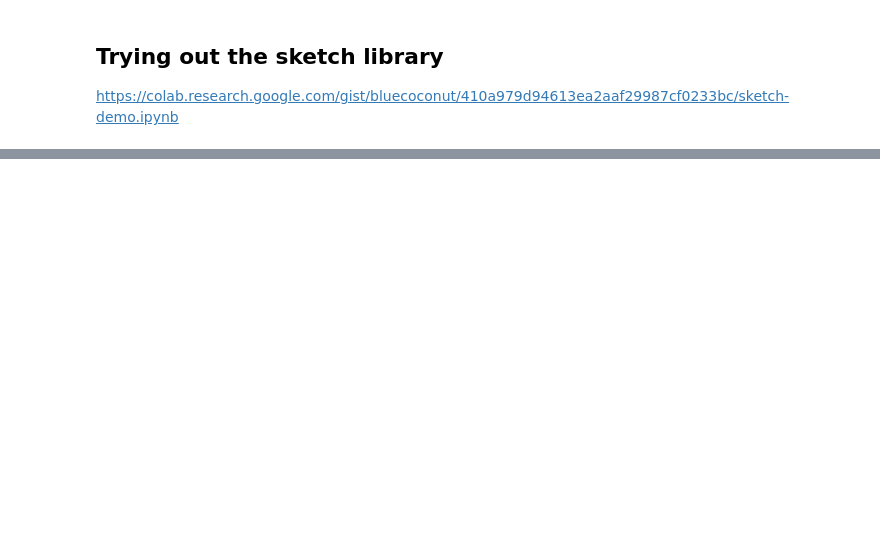
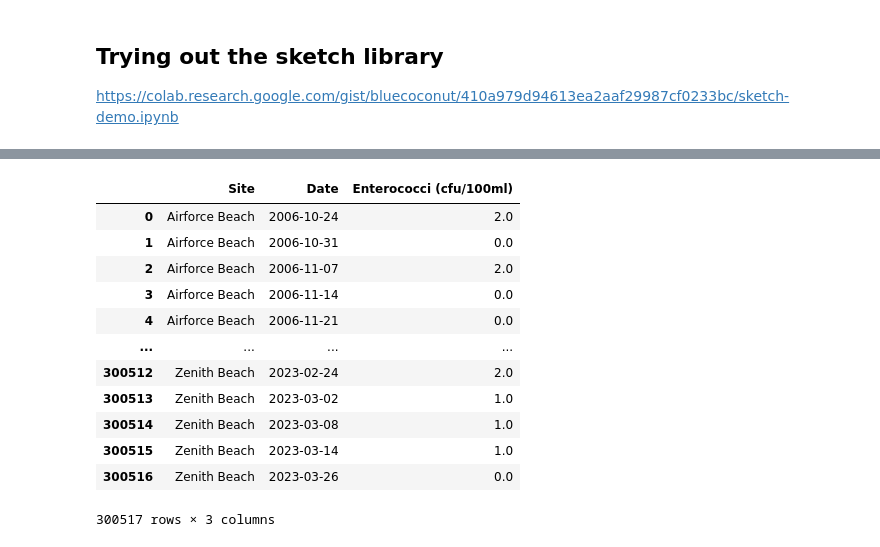
Before and after one commit to Mjboothaus/try-sketch, a Jupyter notebook: notebooks/try-sketch-pollution-data.ipynb, the cells around one changed output, grey strips where cells are left out. Cells and saved outputs as stored; diff of their text form; code cells hidden in the pictures; blank space fills up the shorter version.

```diff
--- a/notebooks/try-sketch-pollution-data.ipynb
+++ b/notebooks/try-sketch-pollution-data.ipynb
@@ -39,0 +146,16 @@ import sketch
+# %%
+df_grouped
+# %% [output]
+|  | Site | Date | Enterococci (cfu/100ml) |
+| 0 | Airforce Beach | 2006-10-24 | 2.0 |
+| 1 | Airforce Beach | 2006-10-31 | 0.0 |
+| 2 | Airforce Beach | 2006-11-07 | 2.0 |
+| 3 | Airforce Beach | 2006-11-14 | 0.0 |
+| 4 | Airforce Beach | 2006-11-21 | 0.0 |
+| ... | ... | ... | ... |
+| 300512 | Zenith Beach | 2023-02-24 | 2.0 |
+| 300513 | Zenith Beach | 2023-03-02 | 1.0 |
+| 300514 | Zenith Beach | 2023-03-08 | 1.0 |
+| 300515 | Zenith Beach | 2023-03-14 | 1.0 |
+| 300516 | Zenith Beach | 2023-03-26 | 0.0 |
+300517 rows × 3 columns
```
Also changed, not shown: parts of 23 cells of this notebook, 3 other files.
